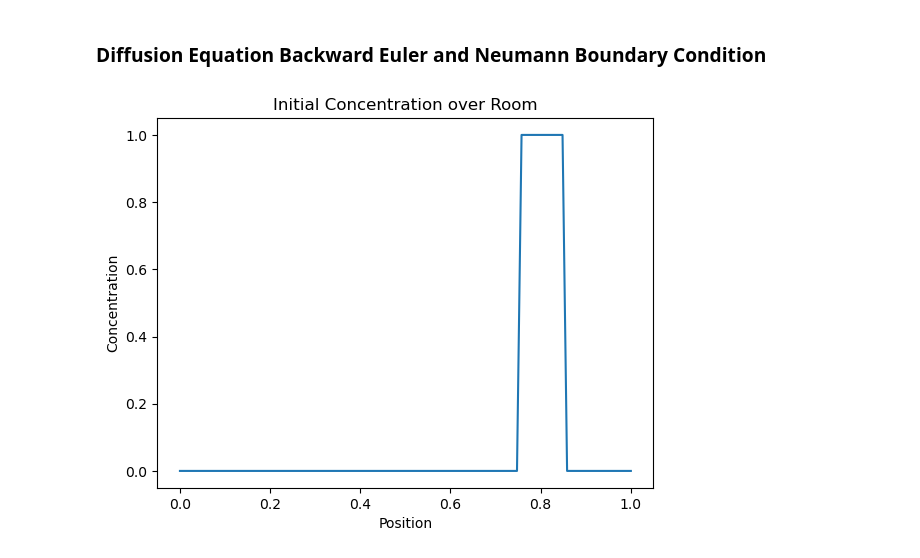
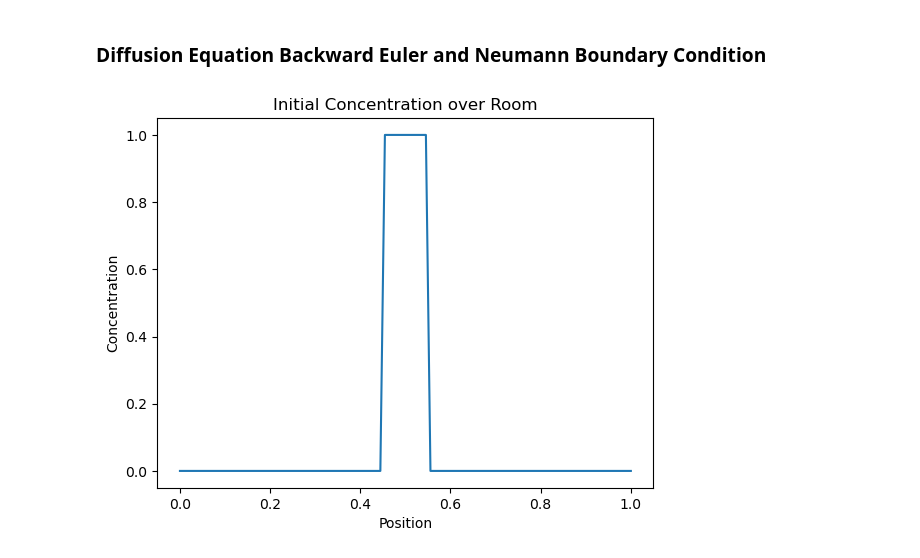
Before and after one commit to abhirao-03/hazardous-materials, a Jupyter notebook: abhi/heat.ipynb, the cells around one changed output. Cells and saved outputs as stored; diff of their text form; code cells hidden in the pictures.

```diff
--- a/abhi/heat.ipynb
+++ b/abhi/heat.ipynb
@@ -15,14 +15,14 @@ class gas_canistor:
 def f(canistor: gas_canistor, x: np.array):
     return np.where((x >= canistor.lower_bound) & (x <= canistor.upper_bound), 1, 0)
 # %%
-can_1 = gas_canistor(loc=0.8)
+can_1 = gas_canistor()
 x = np.linspace(0.0, 1.0, 100)
 concentrations = f(can_1, x)
 
 plt.plot(x, concentrations)
 plt.title('Initial Concentration over Room')
 plt.ylabel('Concentration')
 plt.xlabel('Position')
 plt.savefig("toy_problem_initial_concentration.svg")
 # %% [output]
-[figure, old version]
+[figure, new version]
```
Also changed, not shown: parts of 6 cells of this notebook, 1 other file.
